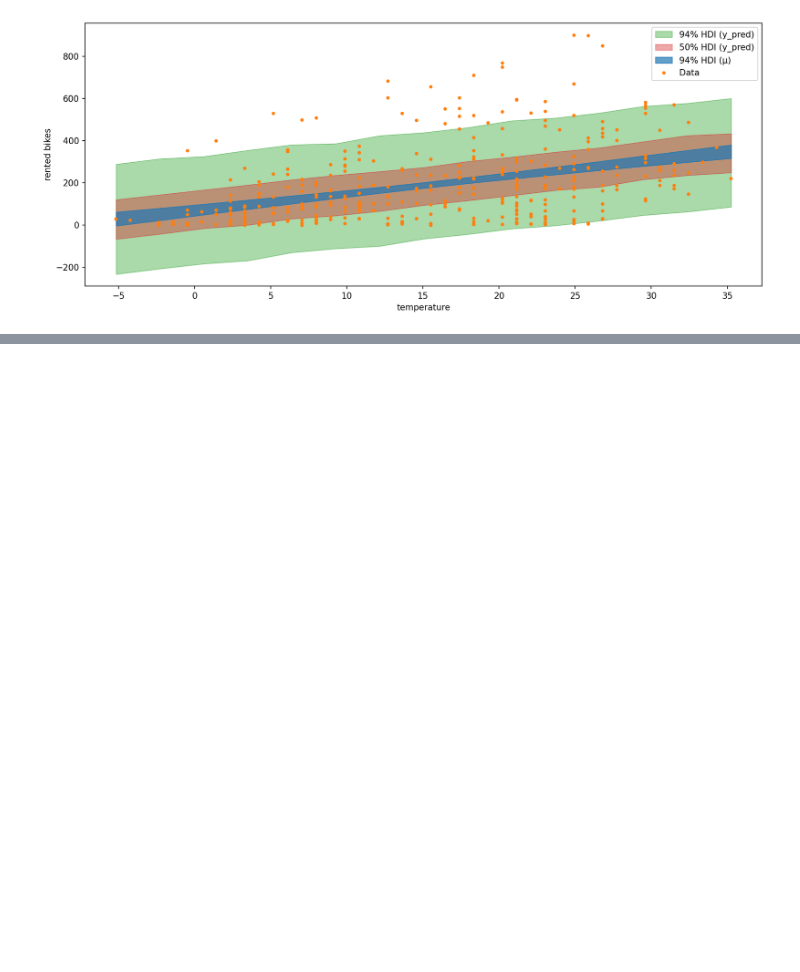
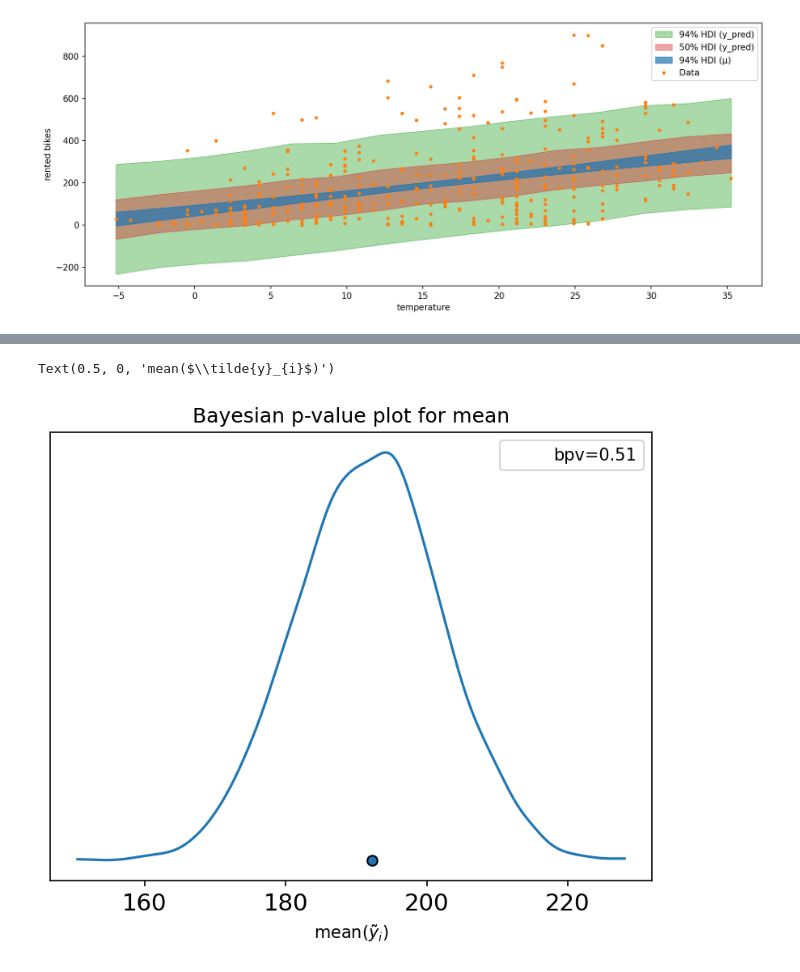
Before and after one commit to opherdonchin/StatisticalComputationAndAnalysis, a Jupyter notebook: Notebooks/Lecture06_LinearModels.ipynb, the cells around one changed output, grey strips where cells are left out. Cells and saved outputs as stored; diff of their text form; code cells hidden in the pictures; blank space fills up the shorter version.

```diff
--- a/Notebooks/Lecture06_LinearModels.ipynb
+++ b/Notebooks/Lecture06_LinearModels.ipynb
@@ -264,0 +268,7 @@ plt.show()
+# %%
+ax = az.plot_bpv(idata_lb, kind="t_stat", t_stat="mean")
+ax.set_title("Bayesian p-value plot for mean")
+ax.set_xlabel(r"mean($\tilde{y}_{i}$)")
+# %% [output]
+Text(0.5, 0, 'mean($\\tilde{y}_{i}$)')
+[figure, added]
```
Also changed, not shown: parts of 19 cells of this notebook, 3 other files.
